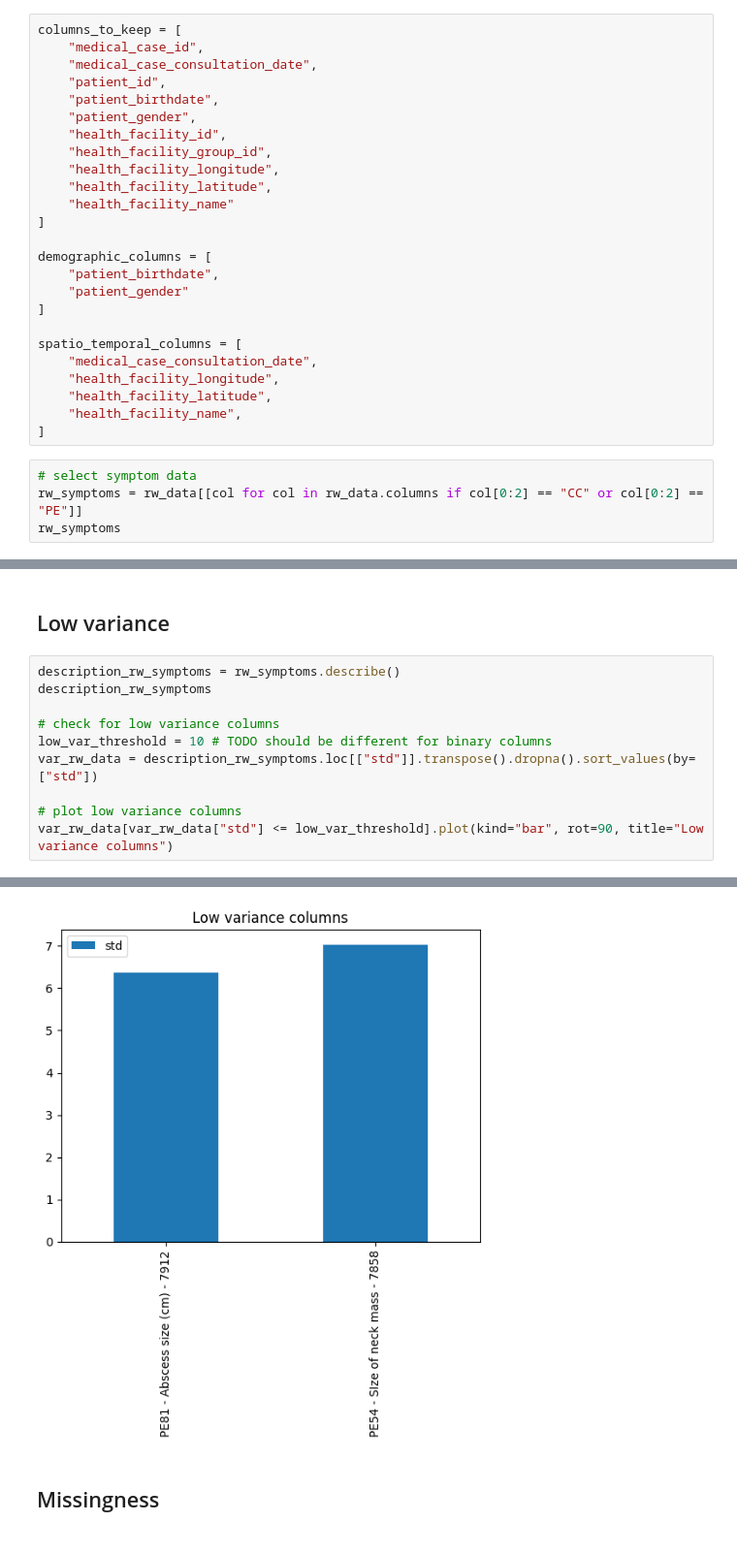
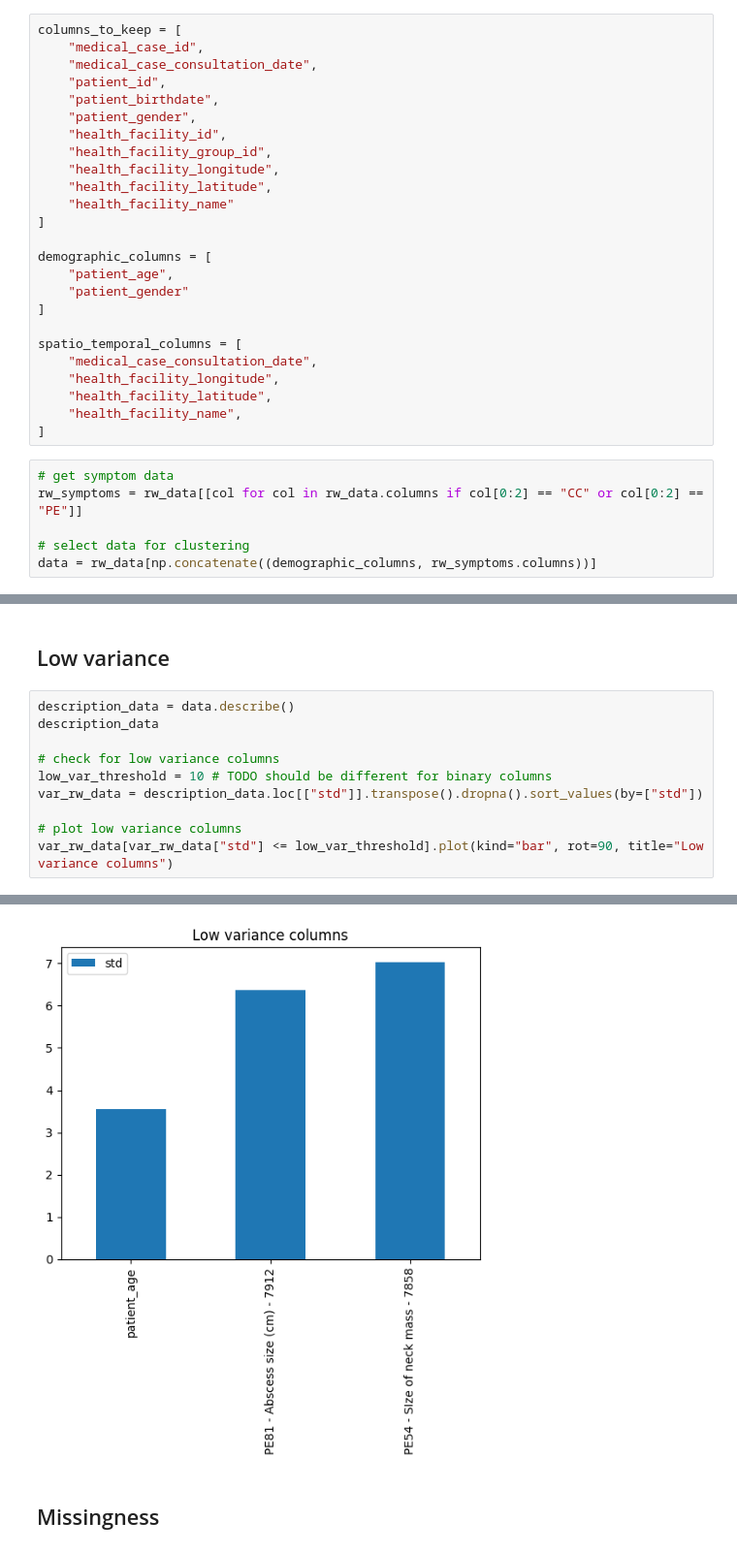
Before and after one commit to sid030sid/DYNAMIC-igh-ml-semester-project, a Jupyter notebook: rw-spatio-temporal-clustering.ipynb, the cells around one changed output, grey strips where cells are left out. Shown at 97% size. Cells and saved outputs as stored; diff of their text form.

```diff
--- a/rw-spatio-temporal-clustering.ipynb
+++ b/rw-spatio-temporal-clustering.ipynb
@@ -36,7 +36,7 @@ columns_to_keep = [
 ]
 
 demographic_columns = [
-    "patient_birthdate",
+    "patient_age",
     "patient_gender"
 ]
 
@@ -47,6 +47,8 @@ spatio_temporal_columns = [
     "health_facility_name",
 ]
 # %%
-# select symptom data
+# get symptom data
 rw_symptoms = rw_data[[col for col in rw_data.columns if col[0:2] == "CC" or col[0:2] == "PE"]]
-rw_symptoms
+
+# select data for clustering
+data = rw_data[np.concatenate((demographic_columns, rw_symptoms.columns))]
@@ -74,18 +79,18 @@ rw_symptoms
 # %% [markdown]
 ## Low variance
 # %%
-description_rw_symptoms = rw_symptoms.describe()
-description_rw_symptoms
+description_data = data.describe()
+description_data
 
 # check for low variance columns
 low_var_threshold = 10 # TODO should be different for binary columns
-var_rw_data = description_rw_symptoms.loc[["std"]].transpose().dropna().sort_values(by=["std"])
+var_rw_data = description_data.loc[["std"]].transpose().dropna().sort_values(by=["std"])
 
 # plot low variance columns
 var_rw_data[var_rw_data["std"] <= low_var_threshold].plot(kind="bar", rot=90, title="Low variance columns")
 # %% [output]
 <AxesSubplot:title={'center':'Low variance columns'}>
-[figure, old version]
+[figure, new version]
 # %% [markdown]
 ## Missingness
 # %%
```
Also changed, not shown: parts of 49 cells of this notebook, 5 other files.
